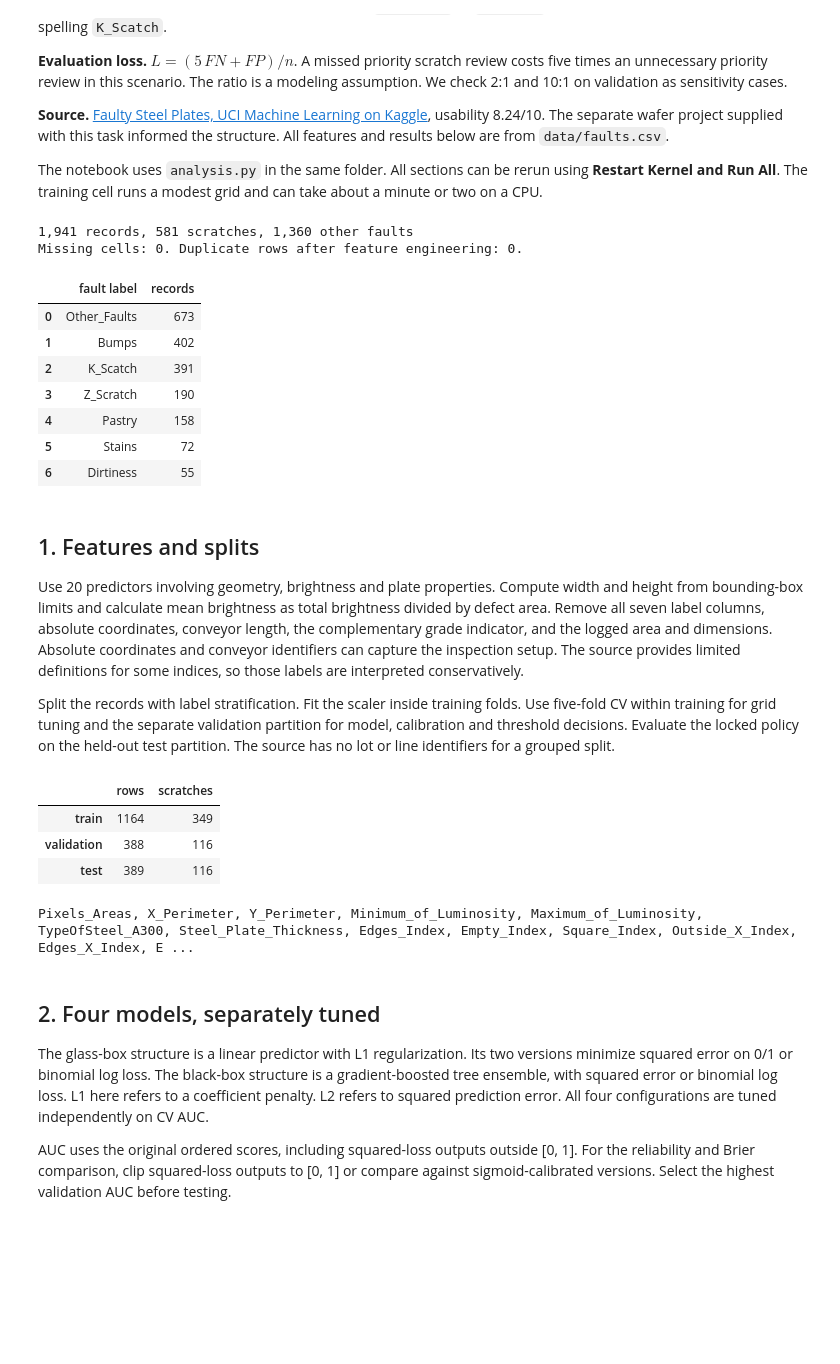
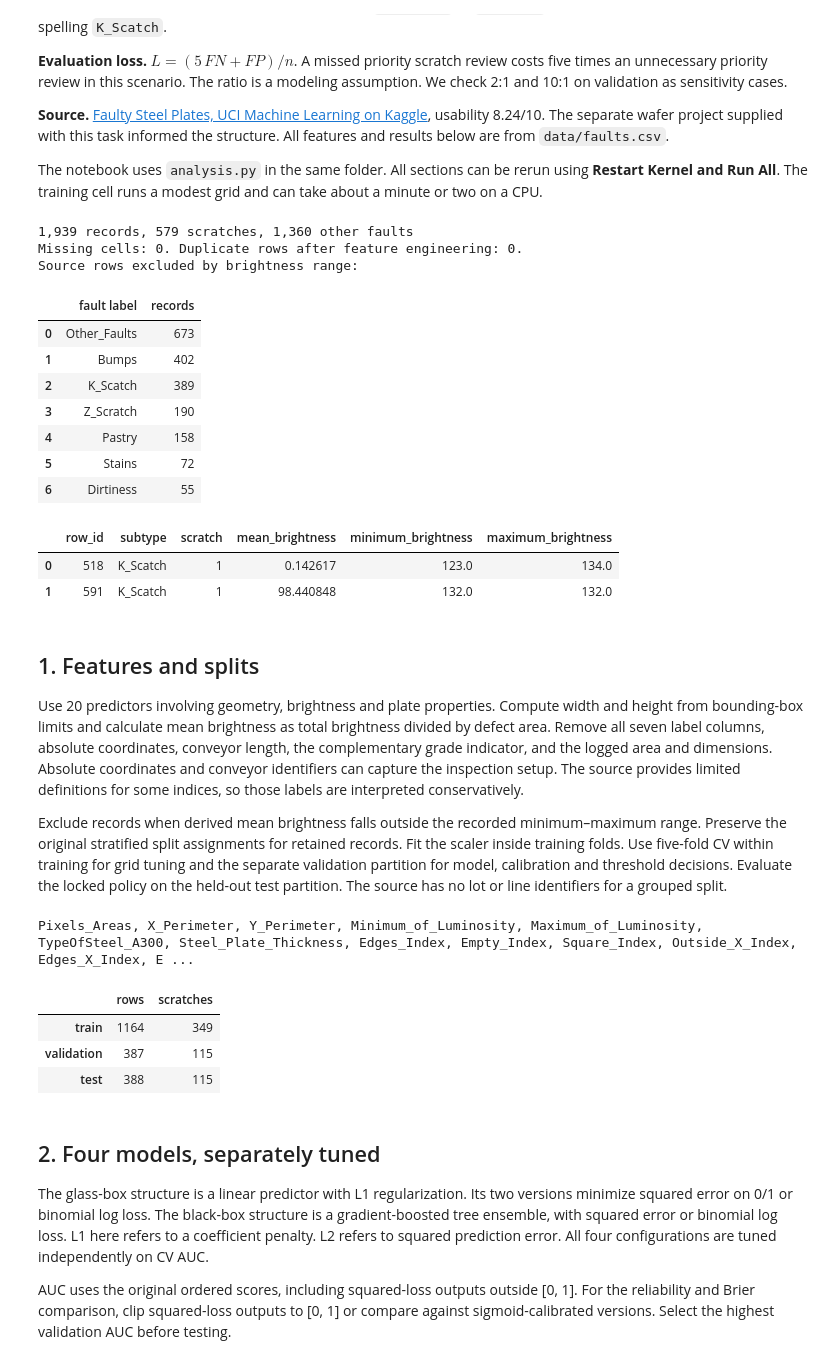
Before and after one commit to Ananya8576/dba5106-proj2, a Jupyter notebook: final/steel-scratch-triage/Project2_Steel_Scratch_Triage.ipynb, the cells around one changed output. Cells and saved outputs as stored; diff of their text form; code cells hidden in the pictures; blank space fills up the shorter version.

```diff
--- a/final/steel-scratch-triage/Project2_Steel_Scratch_Triage.ipynb
+++ b/final/steel-scratch-triage/Project2_Steel_Scratch_Triage.ipynb
@@ -23,34 +23,40 @@ x, y, subtype, audit = load_data(data)
 print(f"{audit['rows']:,} records, {audit['positive']:,} scratches, {audit['negative']:,} other faults")
 print(f"Missing cells: {audit['missing_cells']}. Duplicate rows after feature engineering: {audit['duplicate_feature_rows']}.")
 display(pd.DataFrame({'fault label': list(audit['subtypes']), 'records': list(audit['subtypes'].values())}))
+print('Source rows excluded by brightness range:')
+display(pd.DataFrame(audit['excluded_brightness_rows']))
 # %% [output]
-1,941 records, 581 scratches, 1,360 other faults
+1,939 records, 579 scratches, 1,360 other faults
 Missing cells: 0. Duplicate rows after feature engineering: 0.
+Source rows excluded by brightness range:
 |  | fault label | records |
 | 0 | Other_Faults | 673 |
 | 1 | Bumps | 402 |
-| 2 | K_Scatch | 391 |
+| 2 | K_Scatch | 389 |
 | 3 | Z_Scratch | 190 |
 | 4 | Pastry | 158 |
 | 5 | Stains | 72 |
 | 6 | Dirtiness | 55 |
+|  | row_id | subtype | scratch | mean_brightness | minimum_brightness | maximum_brightness |
+| 0 | 518 | K_Scatch | 1 | 0.142617 | 123.0 | 134.0 |
+| 1 | 591 | K_Scatch | 1 | 98.440848 | 132.0 | 132.0 |
 # %% [markdown]
 ## 1. Features and splits
 
 Use 20 predictors involving geometry, brightness and plate properties. Compute width and height from bounding-box limits and calculate mean brightness as total brightness divided by defect area. Remove all seven label columns, absolute coordinates, conveyor length, the complementary grade indicator, and the logged area and dimensions. Absolute coordinates and conveyor identifiers can capture the inspection setup. The source provides limited definitions for some indices, so those labels are interpreted conservatively.
 
-Split the records with label stratification. Fit the scaler inside training folds. Use five-fold CV within training for grid tuning and the separate validation partition for model, calibration and threshold decisions. Evaluate the locked policy on the held-out test partition. The source has no lot or line identifiers for a grouped split.
+Exclude records when derived mean brightness falls outside the recorded minimum–maximum range. Preserve the original stratified split assignments for retained records. Fit the scaler inside training folds. Use five-fold CV within training for grid tuning and the separate validation partition for model, calibration and threshold decisions. Evaluate the locked policy on the held-out test partition. The source has no lot or line identifiers for a grouped split.
 # %%
-splits = make_splits(y)
+splits = make_splits(y, audit['excluded_brightness_rows'])
 display(pd.DataFrame({name: {'rows': len(rows), 'scratches': int(y.loc[rows].sum())}
                       for name, rows in splits.items()}).T)
 print(', '.join(x.columns))
 # %% [output]
+Pixels_Areas, X_Perimeter, Y_Perimeter, Minimum_of_Luminosity, Maximum_of_Luminosity, TypeOfSteel_A300, Steel_Plate_Thickness, Edges_Index, Empty_Index, Square_Index, Outside_X_Index, Edges_X_Index, E ...
 |  | rows | scratches |
 | train | 1164 | 349 |
-| validation | 388 | 116 |
-| test | 389 | 116 |
+| validation | 387 | 115 |
+| test | 388 | 115 |
-Pixels_Areas, X_Perimeter, Y_Perimeter, Minimum_of_Luminosity, Maximum_of_Luminosity, TypeOfSteel_A300, Steel_Plate_Thickness, Edges_Index, Empty_Index, Square_Index, Outside_X_Index, Edges_X_Index, E ...
 # %% [markdown]
 ## 2. Four models, separately tuned
 
```
Also changed, not shown: parts of 4 cells of this notebook, 19 other files.
